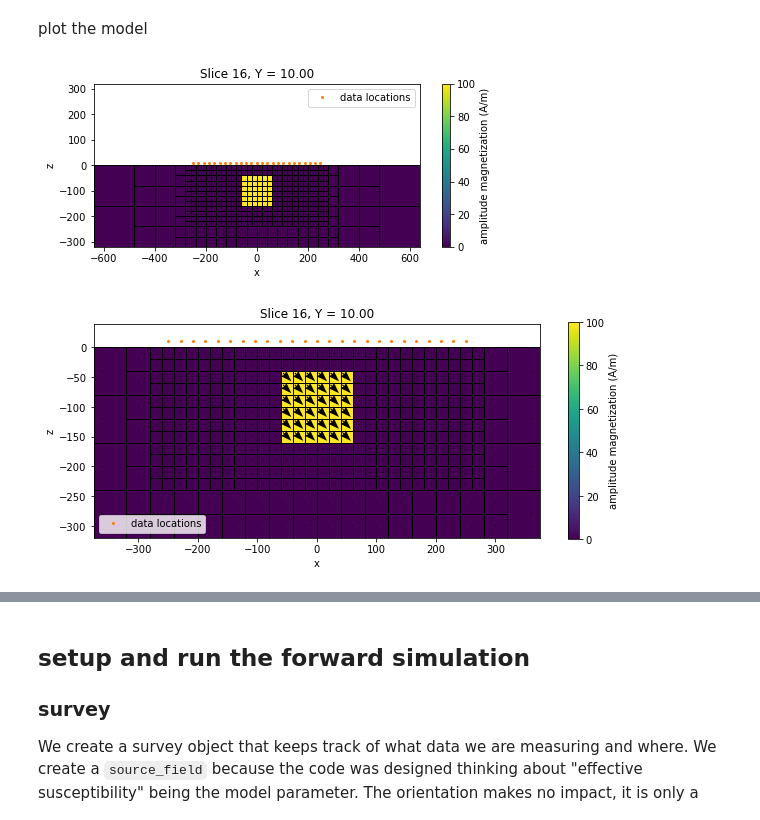
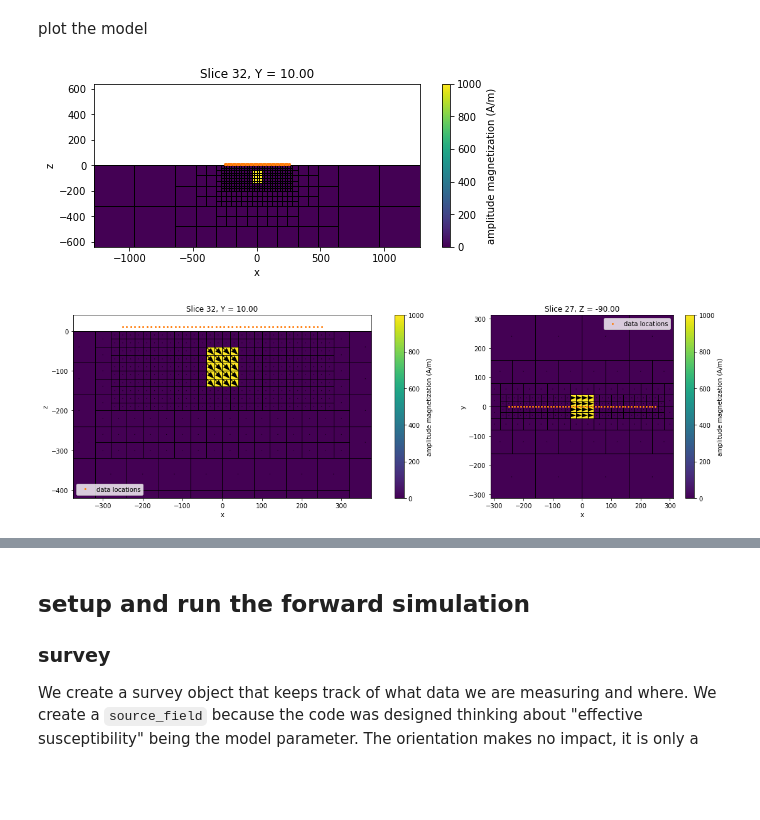
Before and after one commit to AnnaMittelholz/mars-mag-2021, a Jupyter notebook: mvi_block.ipynb, the cells around one changed output, grey strips where cells are left out. Cells and saved outputs as stored; diff of their text form; code cells hidden in the pictures; blank space fills up the shorter version.

```diff
--- a/mvi_block.ipynb
+++ b/mvi_block.ipynb
@@ -33,9 +34,9 @@ For this example, we assume flat topography with the surface at z=0
 # define geology
 
 target_geometry = np.array([
-    [-50, 50],  # x
-    [-50, 50],  # y
-    [-150, -50]  # z
+    [-40, 40],  # x
+    [-40, 40],  # y
+    [-140, -40]  # z
 ]).T
 
 target_magnetization_inclination = 45
@@ -45,13 +46,13 @@ target_magnetization_direction = utils.mat_utils.dip_azimuth2cartesian(
     target_magnetization_inclination, target_magnetization_declination
 )
 
-target_magnetization_amplitude = 100 # magnetization in A/m
+target_magnetization_amplitude = 1000 # magnetization in A/m
 target_magnetization = target_magnetization_amplitude * target_magnetization_direction
 # %% [markdown]
 ## survey geometry
 # %%
 line_length = 500
-n_data_along_line = 25
+n_data_along_line = 50
 
 survey_x = np.linspace(-line_length/2, line_length/2, n_data_along_line)
 survey_y = np.r_[0]
@@ -63,9 +64,9 @@ survey_xyz = discretize.utils.ndgrid([survey_x, survey_y, survey_z])
 
 Here, for simplicity, we use a tensor mesh. If we end up working with larger problems, we should switch to an OcTree.
 # %%
-cell_widths = np.r_[20, 20, 20]
+cell_widths = 20 * np.r_[1, 1, 1]
 
-padding_distance = 200 * np.ones((3, 2))
+padding_distance = 400 * np.ones((3, 2))
 
 mesh = mesh_builder_xyz(
     survey_xyz, cell_widths, padding_distance,
@@ -123,10 +125,10 @@ cb = plt.colorbar(mesh.plot_slice(
     np.linalg.norm(magnetization, axis=1), normal="Y", ax=ax, grid=True,
 )[0], ax=ax)
 
-ax.plot(survey_x, survey_z*np.ones_like(survey_x), "C1o", ms=2, label="data locations")
-ax.legend()
-
+ax.plot(
+    np.outer(np.ones_like(survey_z), survey_x), np.outer(survey_z, np.ones_like(survey_x)), "C1o", ms=2
+)
 cb.set_label("amplitude magnetization (A/m)")
 ax.set_aspect(1)
 # %% [output]
-[figure, old version]
+[figure, new version]
@@ -133,22 +194,9 @@ ax.set_aspect(1)
 # %%
-fig, ax = plt.subplots(1, 1, figsize=(10, 4))
+fig, ax = plt.subplots(1, 2, figsize=(17, 5), gridspec_kw={'width_ratios': [2, 1]})
 
-cb = plt.colorbar(
-    mesh.plot_slice(
-        magnetization, "CCv", normal="Y", ax=ax, view="vec", grid=True,
-        quiver_opts={
-            "units":"xy", "scale":np.linalg.norm(target_magnetization)/20,
-            "headwidth":7, "headlength":10, "headaxislength":9
-        }
-    )[0][0], ax=ax
-)
-cb.set_label("amplitude magnetization (A/m)")
-
-ax.plot(survey_xyz[:, 0], survey_xyz[:, 2], "C1o", ms=2, label="data locations")
-ax.legend()
-
-ax.set_xlim([survey_x.min()*1.5, survey_x.max()*1.5])
-ax.set_ylim([mesh.nodes_z.min(), survey_z.max()*4])
-ax.set_aspect(1)
+zind = 27
+plot_vector_model(model, ax=ax[0])
+plot_vector_model(model, ax=ax[1], normal="Z", ind=zind)
+plt.tight_layout()
 # %% [output]
-[figure, old version]
+[figure, new version]
```
Also changed, not shown: parts of 37 cells of this notebook, 1 other file.
